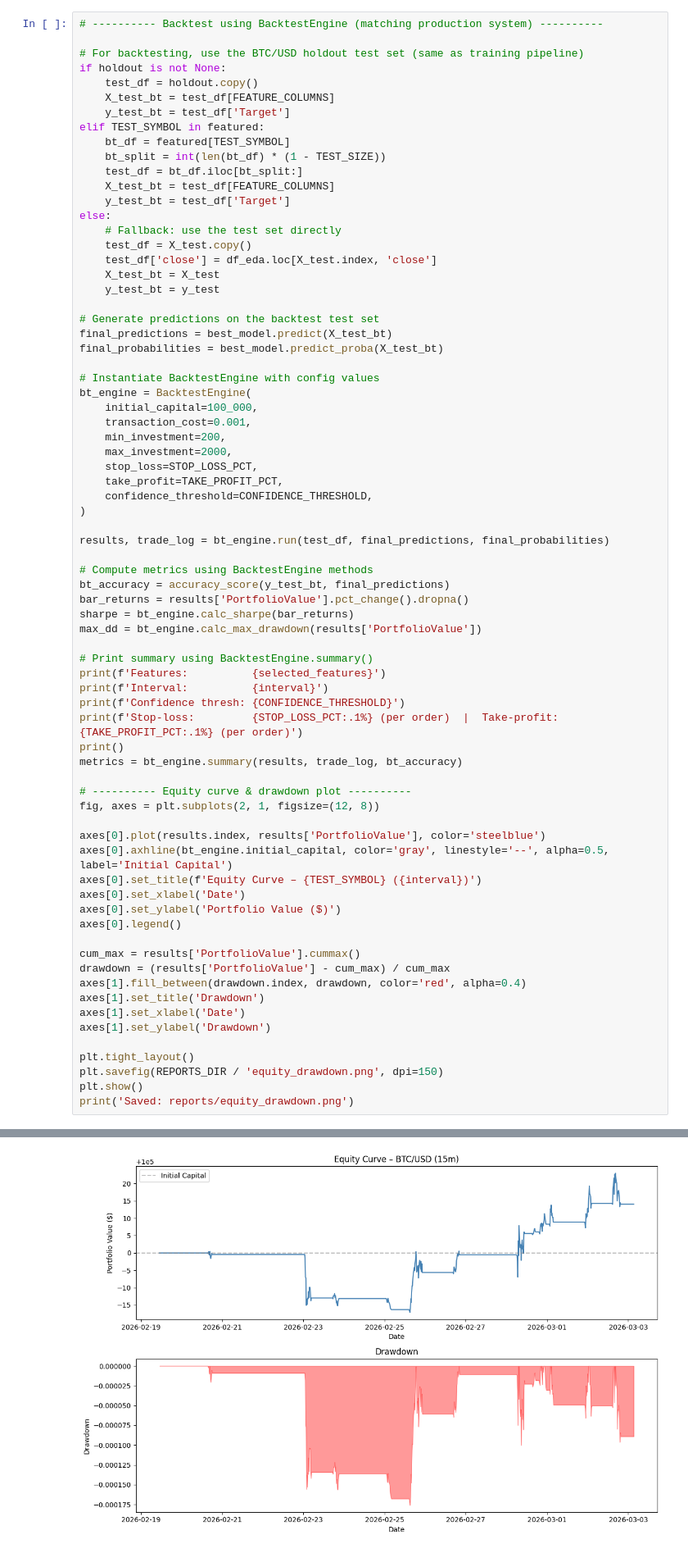
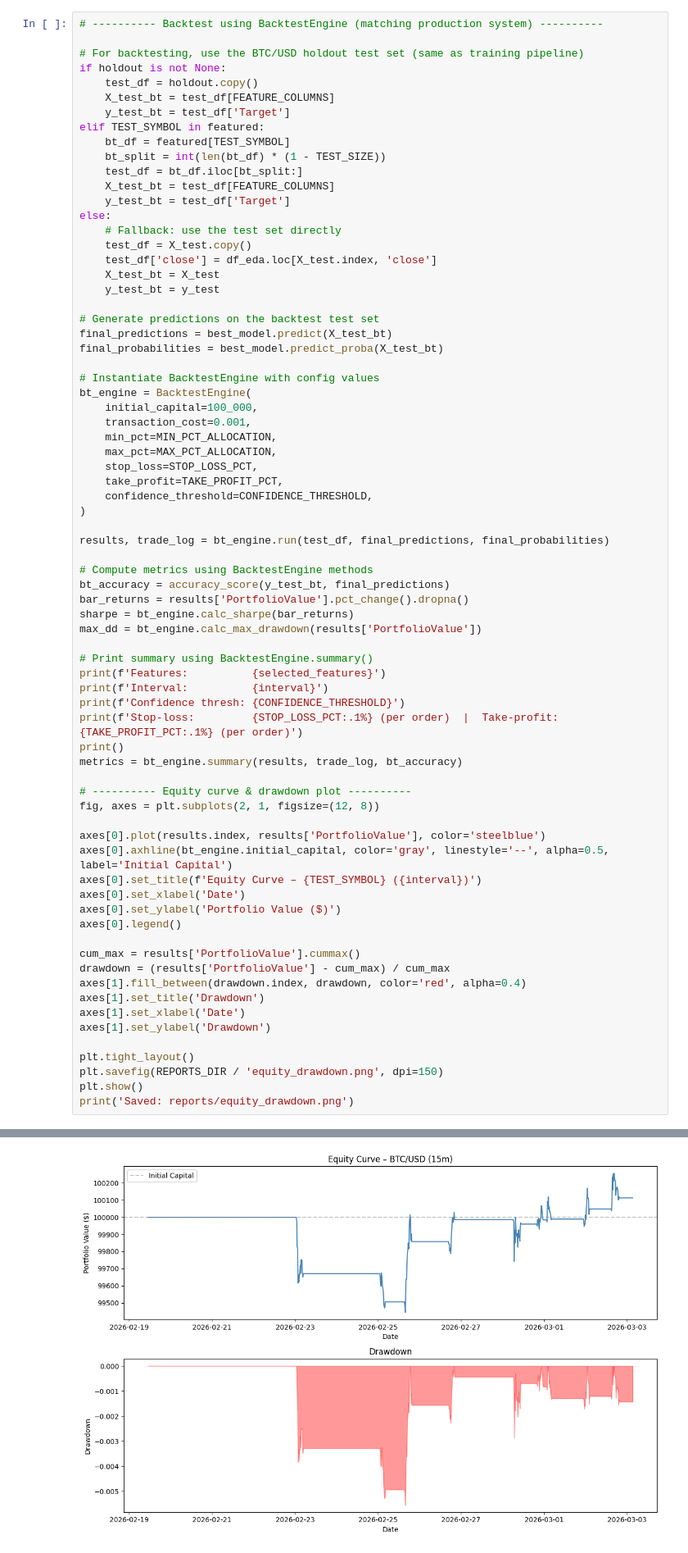
Before and after one commit to NthXevel/fyp2, a Jupyter notebook: experiments.ipynb, the cells around one changed output, grey strips where cells are left out. Shown at 82% size. Drawn from its saved outputs; the diff is of its cells as text.

```diff
--- a/experiments.ipynb
+++ b/experiments.ipynb
@@ -560,8 +561,8 @@ final_probabilities = best_model.predict_proba(X_test_bt)
 bt_engine = BacktestEngine(
     initial_capital=100_000,
     transaction_cost=0.001,
-    min_investment=200,
-    max_investment=2000,
+    min_pct=MIN_PCT_ALLOCATION,
+    max_pct=MAX_PCT_ALLOCATION,
     stop_loss=STOP_LOSS_PCT,
     take_profit=TAKE_PROFIT_PCT,
     confidence_threshold=CONFIDENCE_THRESHOLD,
@@ -622,4 +623,4 @@ Cumulative return: 0.01%
-[figure, old version]
+[figure, new version]
 Saved: reports/equity_drawdown.png
 # %%
 pip install mplfinance
```
Also changed, not shown: parts of 5 cells of this notebook, 14 other files.
